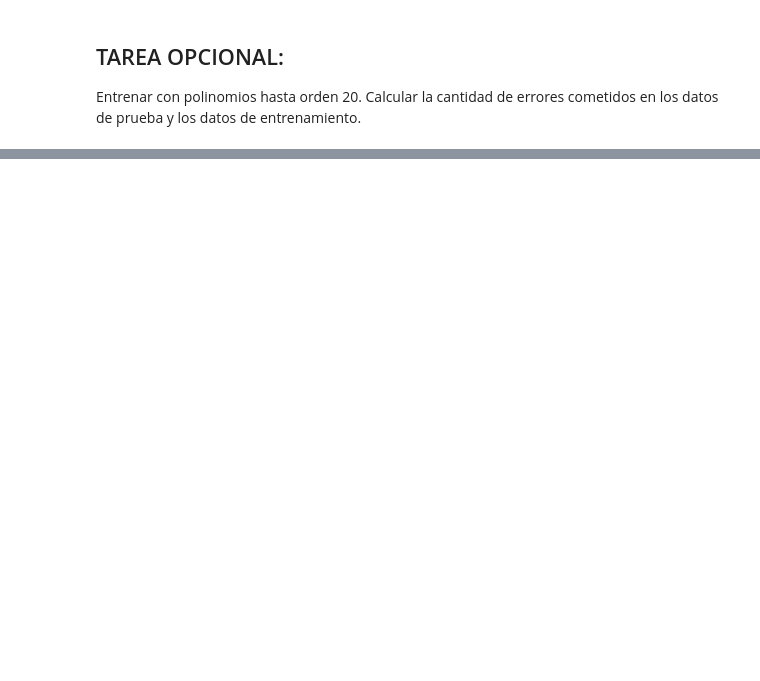
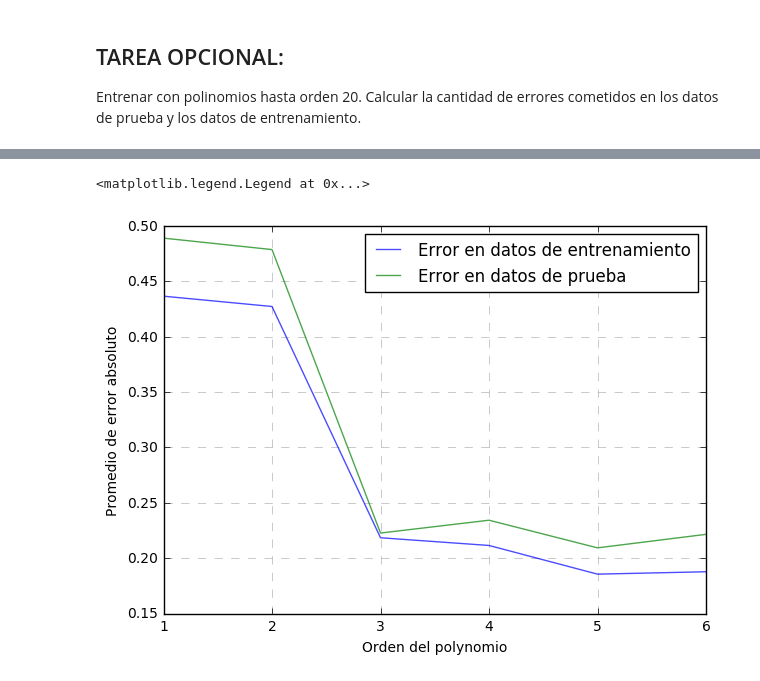
Before and after one commit to GAPM/Machine_Learning_basico, a Jupyter notebook: regresion_lineal.ipynb, the cells around one changed output, grey strips where cells are left out. Saved outputs shown, nothing was run; the diff lists cells and outputs as text; code cells hidden in the pictures; blank space fills up the shorter version.

```diff
--- a/regresion_lineal.ipynb
+++ b/regresion_lineal.ipynb
@@ -411,0 +488,15 @@ Entrenar con polinomios hasta orden 20. Calcular la cantidad de errores cometido
+# %%
+fig = plt.figure(figsize=[7, 5])
+ax = fig.add_subplot(111)
+ax.set_axisbelow(True)
+
+ax.plot(orden_poly[:6], error_train[:6], color='b', alpha=0.7, label='Error en datos de entrenamiento')
+ax.plot(orden_poly[:6], error_test[:6], color='g', alpha=0.7, label='Error en datos de prueba')
+
+ax.grid(linestyle='--',color='0.7')
+ax.set_ylabel('Promedio de error absoluto')
+ax.set_xlabel('Orden del polynomio')
+ax.legend(loc='best')
+# %% [output]
+<matplotlib.legend.Legend at 0x...>
+[figure, added]
```
Also changed, not shown: parts of 27 cells of this notebook.
